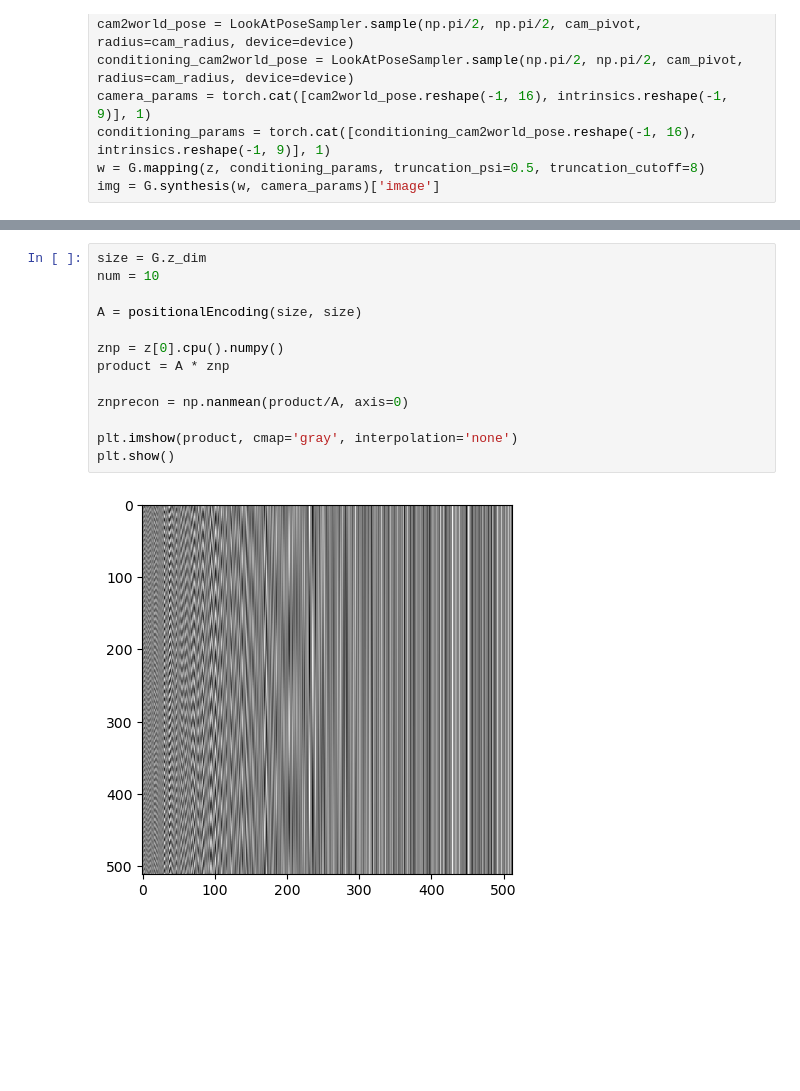
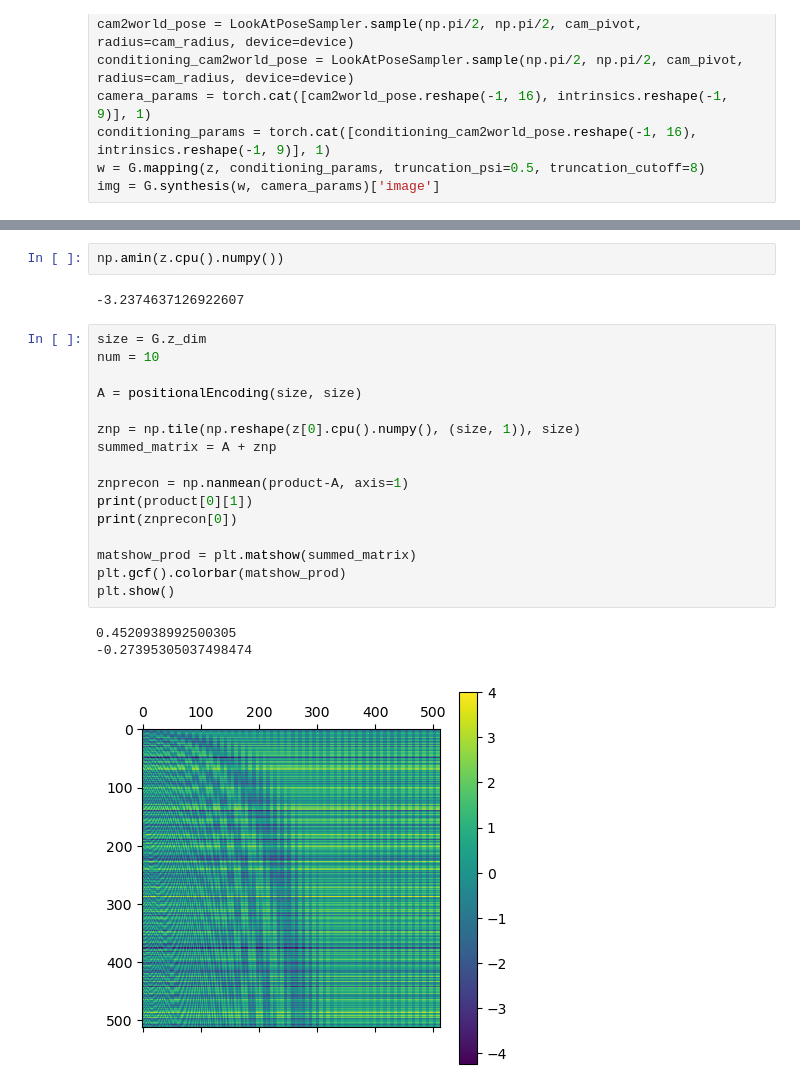
Before and after one commit to Stelath/eg3d-diffused, a Jupyter notebook: diffuser/dataset_generation/test.ipynb, the cells around one changed output, grey strips where cells are left out. Drawn from its saved outputs; the diff is of its cells as text; blank space fills up the shorter version.

```diff
--- a/diffuser/dataset_generation/test.ipynb
+++ b/diffuser/dataset_generation/test.ipynb
@@ -48,15 +51,24 @@ Clipping input data to the valid range for imshow with RGB data ([0..1] for floa
+# %%
+np.amin(z.cpu().numpy())
+# %% [output]
+-3.2374637126922607
 # %%
 size = G.z_dim
 num = 10
 
 A = positionalEncoding(size, size)
 
-znp = z[0].cpu().numpy()
-product = A * znp
+znp = np.tile(np.reshape(z[0].cpu().numpy(), (size, 1)), size)
+summed_matrix = A + znp
 
-znprecon = np.nanmean(product/A, axis=0)
+znprecon = np.nanmean(product-A, axis=1)
+print(product[0][1])
+print(znprecon[0])
 
-plt.imshow(product, cmap='gray', interpolation='none')
+matshow_prod = plt.matshow(summed_matrix)
+plt.gcf().colorbar(matshow_prod)
 plt.show()
 # %% [output]
+0.4520938992500305
+-0.27395305037498474
-[figure, old version]
+[figure, new version]
```
Also changed, not shown: parts of 1 cell of this notebook, 8 other files.
